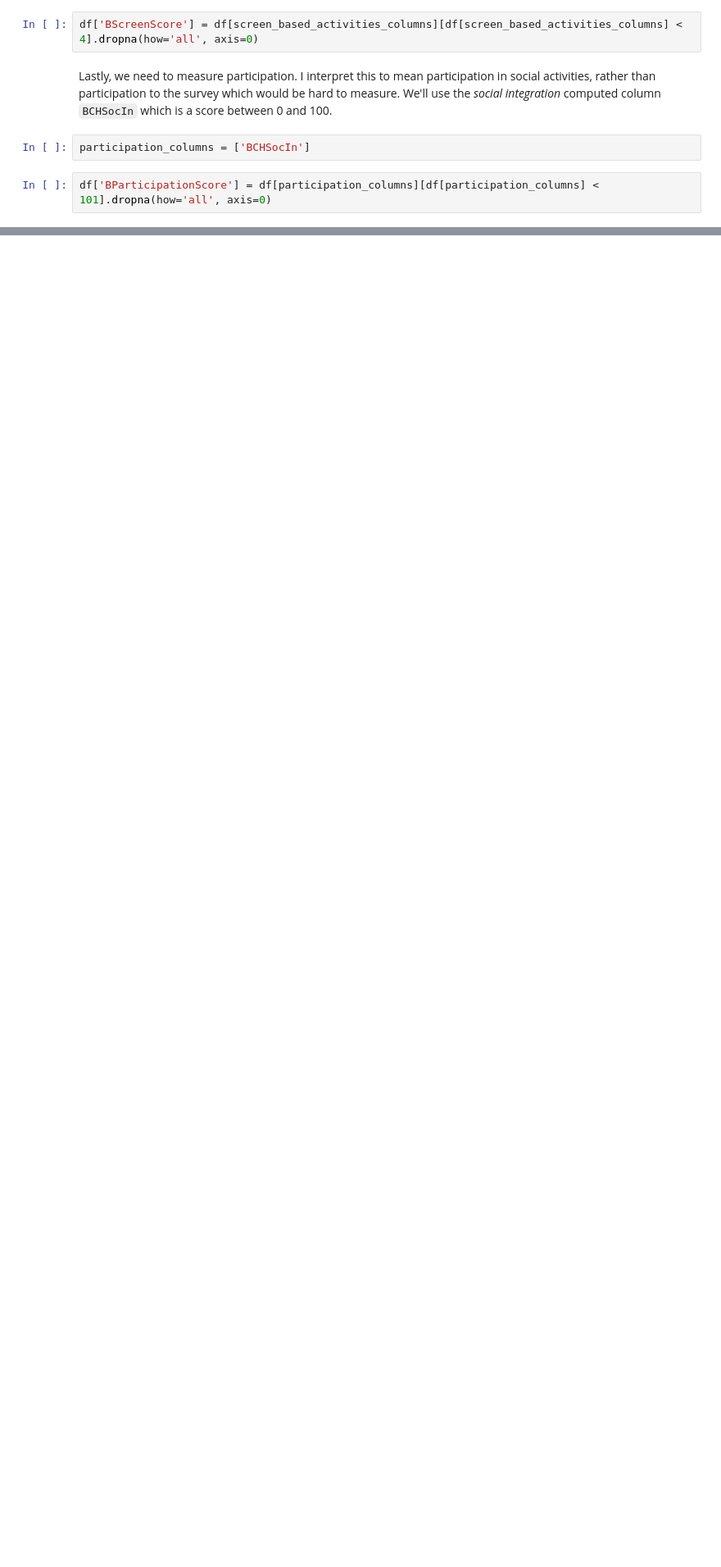
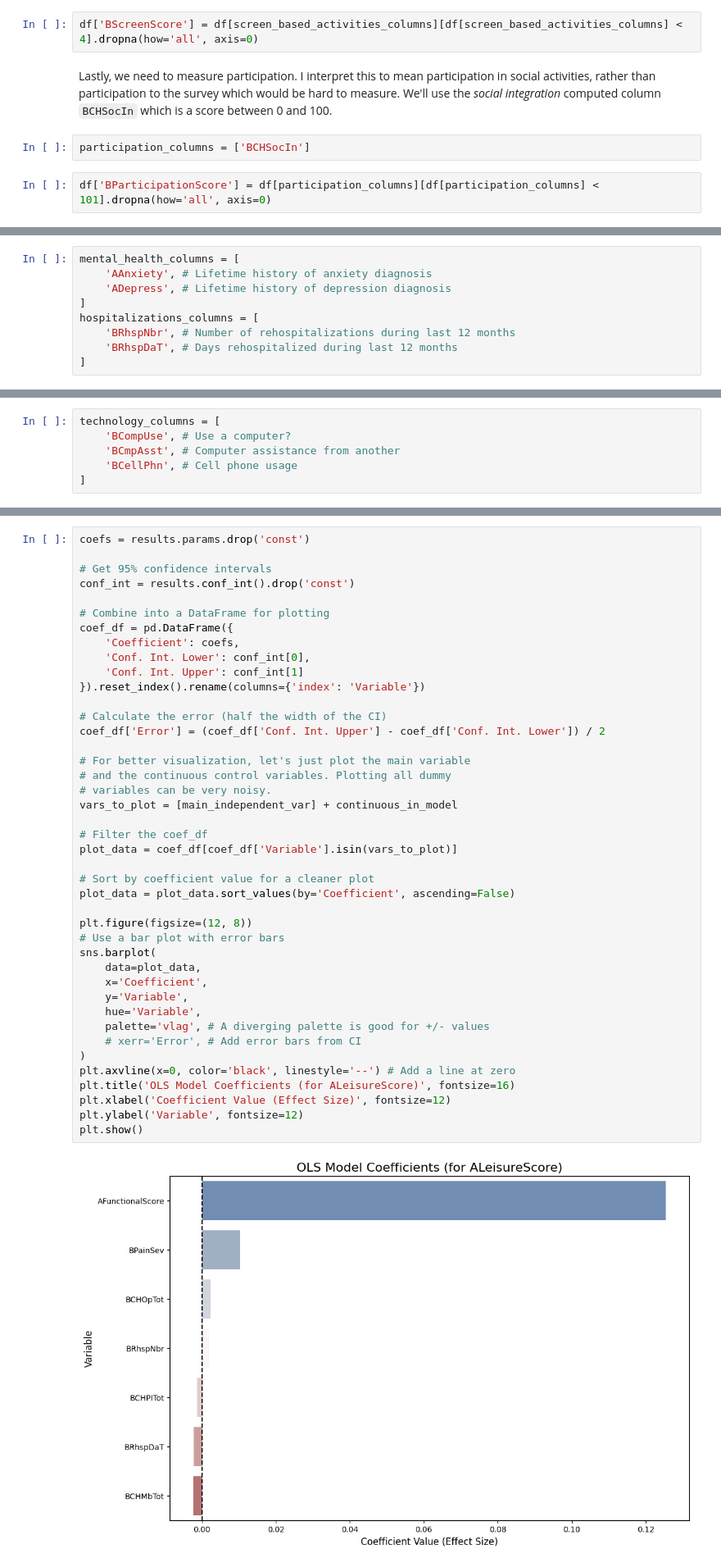
Before and after one commit to igoumiri/spinal, a Jupyter notebook: analysis.ipynb, the cells around one changed output, grey strips where cells are left out. Shown at 82% size. Drawn from its saved outputs; the diff is of its cells as text; blank space fills up the shorter version.

```diff
--- a/analysis.ipynb
+++ b/analysis.ipynb
@@ -218,0 +373,9 @@ df['BParticipationScore'] = df[participation_columns][df[participation_columns]
+# %%
+mental_health_columns = [
+    'AAnxiety', # Lifetime history of anxiety diagnosis
+    'ADepress', # Lifetime history of depression diagnosis
+]
+hospitalizations_columns = [
+    'BRhspNbr', # Number of rehospitalizations during last 12 months
+    'BRhspDaT', # Days rehospitalized during last 12 months
+]
@@ -219 +384,7 @@ df['BParticipationScore'] = df[participation_columns][df[participation_columns]
+# %%
+technology_columns = [
+    'BCompUse', # Use a computer?
+    'BCmpAsst', # Computer assistance from another
+    'BCellPhn', # Cell phone usage
+]
 # %% [markdown]
@@ -290,0 +595,44 @@ plt.show()
+# %%
+coefs = results.params.drop('const')
+
+# Get 95% confidence intervals
+conf_int = results.conf_int().drop('const')
+
+# Combine into a DataFrame for plotting
+coef_df = pd.DataFrame({
+    'Coefficient': coefs,
+    'Conf. Int. Lower': conf_int[0],
+    'Conf. Int. Upper': conf_int[1]
+}).reset_index().rename(columns={'index': 'Variable'})
+
+# Calculate the error (half the width of the CI)
+coef_df['Error'] = (coef_df['Conf. Int. Upper'] - coef_df['Conf. Int. Lower']) / 2
+
+# For better visualization, let's just plot the main variable
+# and the continuous control variables. Plotting all dummy
+# variables can be very noisy.
+vars_to_plot = [main_independent_var] + continuous_in_model
+
+# Filter the coef_df
+plot_data = coef_df[coef_df['Variable'].isin(vars_to_plot)]
+
+# Sort by coefficient value for a cleaner plot
+plot_data = plot_data.sort_values(by='Coefficient', ascending=False)
+
+plt.figure(figsize=(12, 8))
+# Use a bar plot with error bars
+sns.barplot(
+    data=plot_data,
+    x='Coefficient',
+    y='Variable',
+    hue='Variable',
+    palette='vlag', # A diverging palette is good for +/- values
+    # xerr='Error', # Add error bars from CI
+)
+plt.axvline(x=0, color='black', linestyle='--') # Add a line at zero
+plt.title('OLS Model Coefficients (for ALeisureScore)', fontsize=16)
+plt.xlabel('Coefficient Value (Effect Size)', fontsize=12)
+plt.ylabel('Variable', fontsize=12)
+plt.show()
+# %% [output]
+[figure, added]
```
Also changed, not shown: parts of 37 cells of this notebook, 1 other file.
